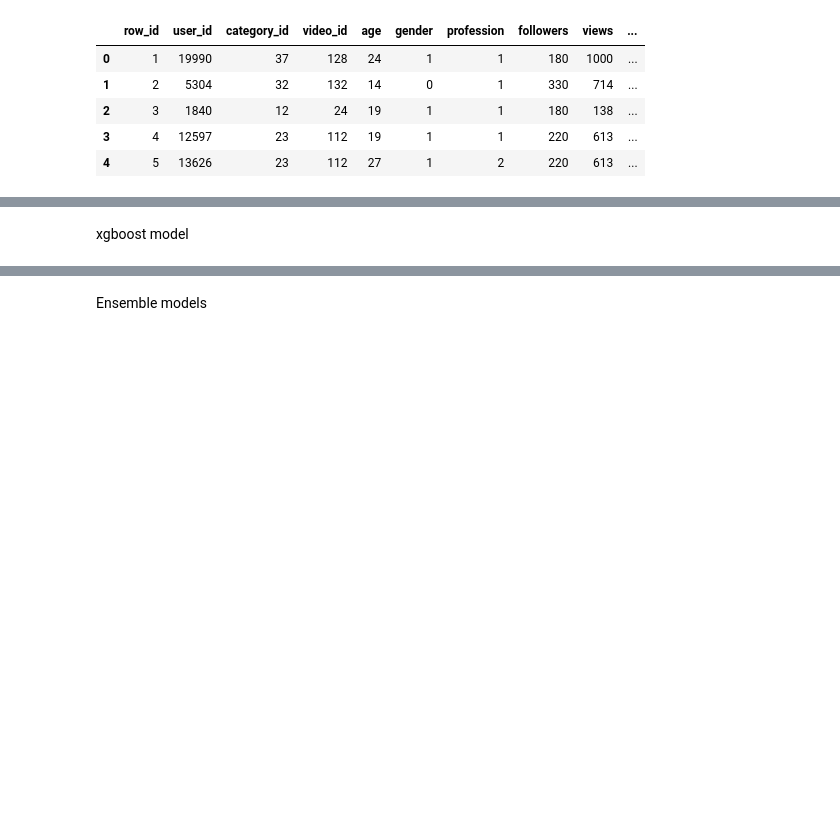
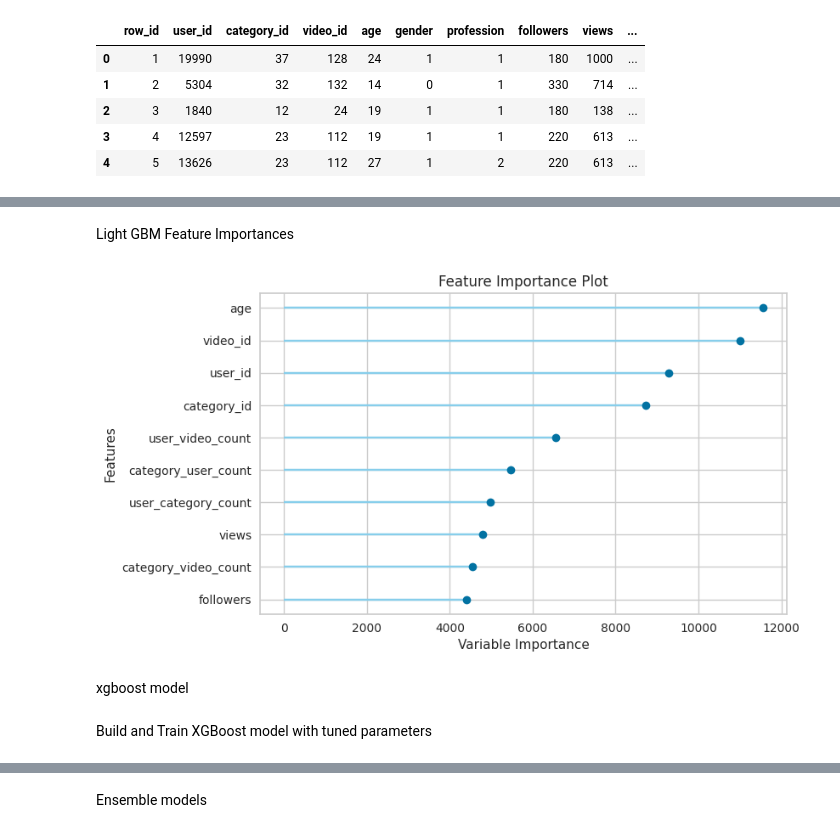
Before and after one commit to baskarsambandamurthy/jobathon-feb-2022, a Jupyter notebook: jobathon-feb-2022-preproc.ipynb, the cells around one changed output, grey strips where cells are left out. Cells and saved outputs as stored; diff of their text form; code cells hidden in the pictures; blank space fills up the shorter version.

```diff
--- a/jobathon-feb-2022-preproc.ipynb
+++ b/jobathon-feb-2022-preproc.ipynb
@@ -348,0 +279,11 @@ X.head()
+# %%
+lgbm = create_model('lightgbm',bagging_fraction=0.6579004691375484, bagging_freq=0,
+              boosting_type='gbdt', class_weight=None, colsample_bytree=0.8,
+               feature_fraction=0.4, importance_type='split',
+              learning_rate=0.017126008965757278, max_depth=12,
+              min_child_samples=1, min_child_weight=0.001, min_split_gain=0.0,
+              n_estimators=300, n_jobs=-1, num_leaves=256, objective=None,
+              random_state=100, reg_alpha=1e-10, reg_lambda=1e-10,
+              silent='warn', subsample=1.0, subsample_for_bin=200000,
+              subsample_freq=0)
+lgbm
@@ -349,5 +335,14 @@ X.head()
+# %% [markdown]
+Light GBM Feature Importances
+# %%
+#Top 10 important features of LightGBM according to feature importances
+plot_model(lgbm,'feature')
+# %% [output]
+[figure, added]
 # %% [markdown]
 xgboost model
+# %% [markdown]
+Build and Train XGBoost model with tuned parameters
 # %%
 %%time
 xgbm=create_model('xgboost',base_score=0.5, booster='gbtree', colsample_bylevel=1,
```
Also changed, not shown: parts of 64 cells of this notebook.
